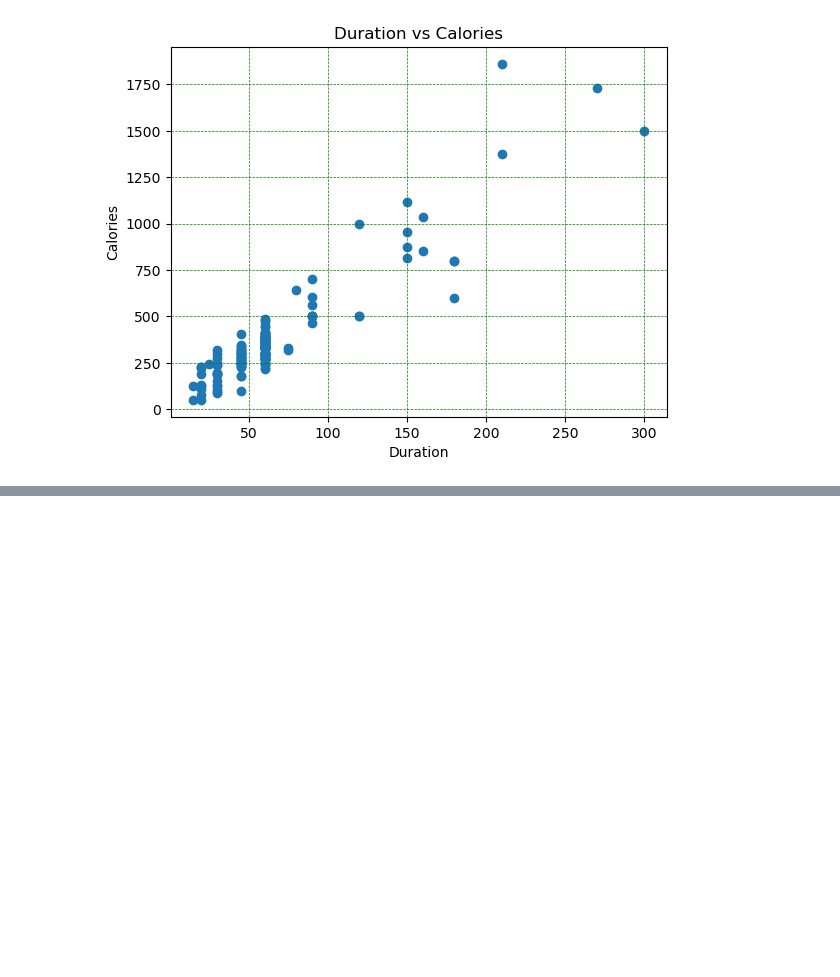
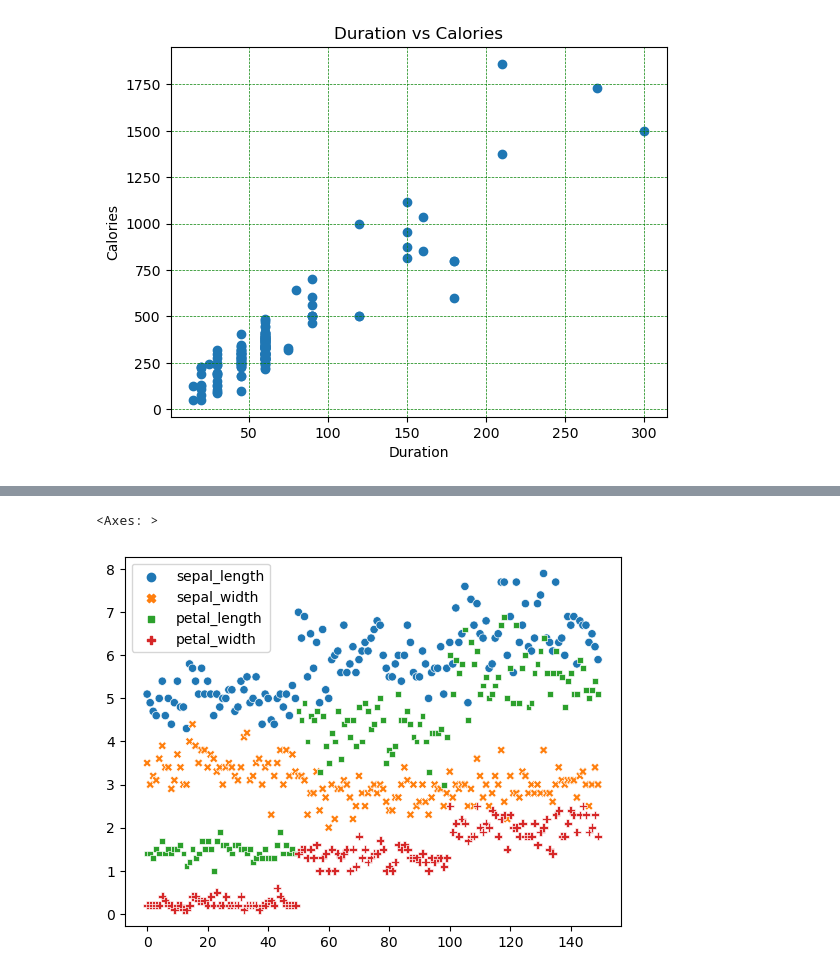
Before and after one commit to venkateshvaddadi/Tutorials, a Jupyter notebook: 2.numpy_matplotlib_pandas/Tutorial_for_numpy_pandas_matplotlib.ipynb, the cells around one changed output, grey strips where cells are left out. Cells and saved outputs as stored; diff of their text form; code cells hidden in the pictures; blank space fills up the shorter version.

```diff
--- a/2.numpy_matplotlib_pandas/Tutorial_for_numpy_pandas_matplotlib.ipynb
+++ b/2.numpy_matplotlib_pandas/Tutorial_for_numpy_pandas_matplotlib.ipynb
@@ -1082,0 +1114,5 @@ plt.show()
+# %%
+sns.scatterplot(data=df)
+# %% [output]
+<Axes: >
+[figure, added]
```
Also changed, not shown: parts of 12 cells of this notebook.
